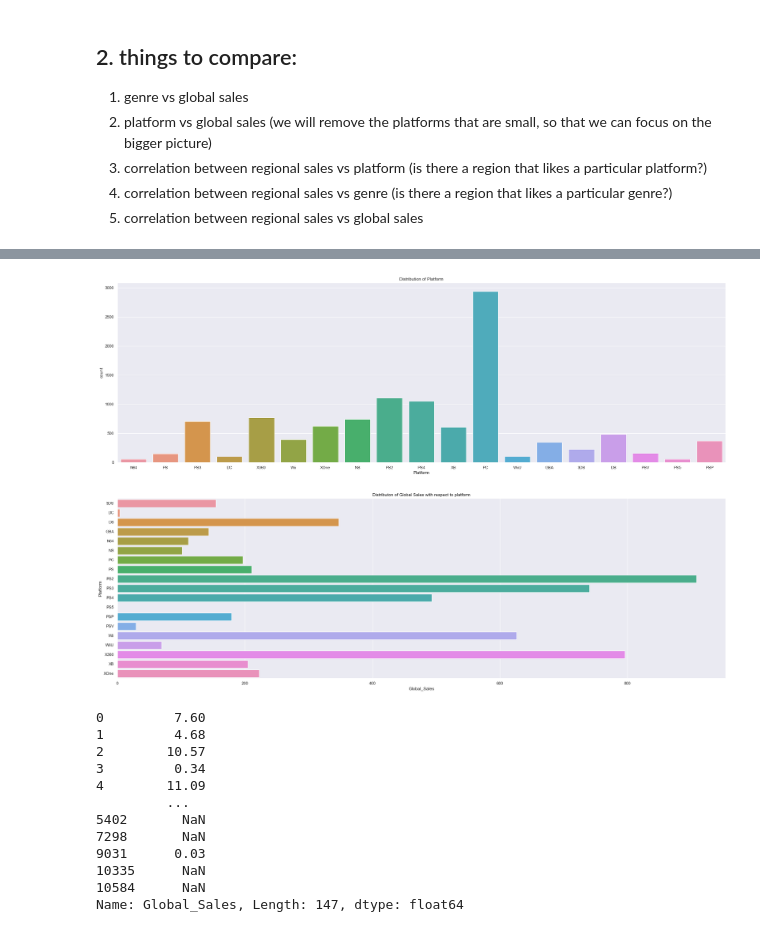
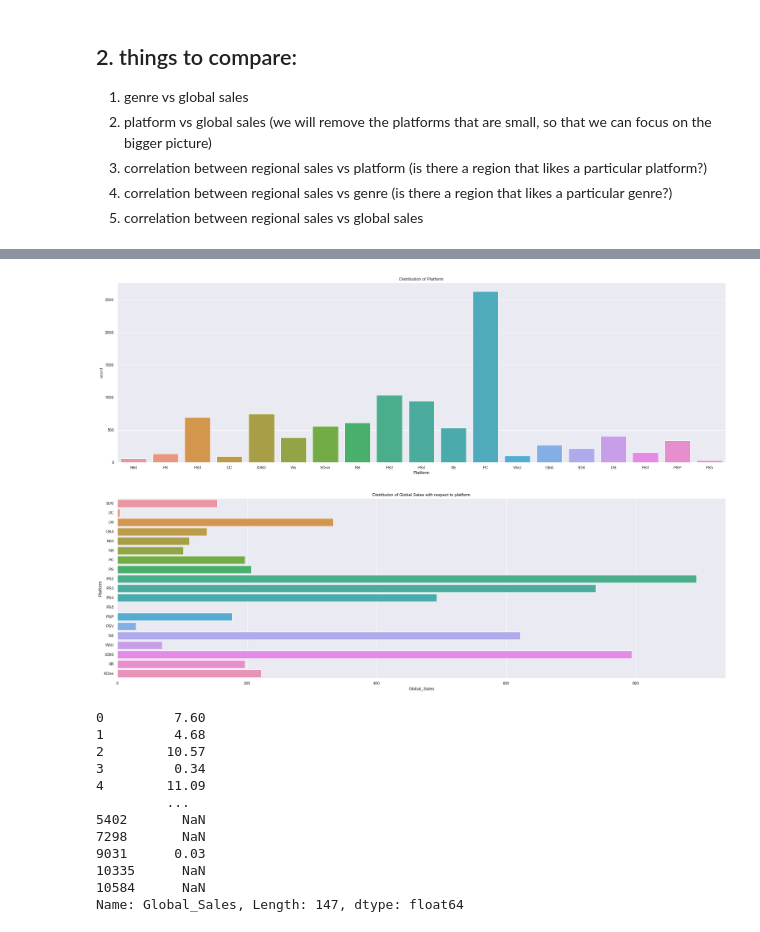
Before and after one commit to Adren98/GAME-SALES-AND-RATINGS-1015-SC3, a Jupyter notebook: EDA.ipynb, the cells around one changed output, grey strips where cells are left out. Cells and saved outputs as stored; diff of their text form; code cells hidden in the pictures.

```diff
--- a/EDA.ipynb
+++ b/EDA.ipynb
@@ -343,14 +343,14 @@ p = sb.barplot(y=genereSale.index, x=genereSale,ax=axes[1])
 # %%
 # platform vs global sales
 f,axes = plt.subplots(2,1,figsize=(30,20))
 axes[0].set_title("Distribution of Platform")
-sb.countplot(x="Platform", data = merged_data , ax = axes[0])
+sb.countplot(x="Platform", data = data , ax = axes[0])
 
-platformSale = merged_data.groupby('Platform')['Global_Sales'].sum()
+platformSale = data.groupby('Platform')['Global_Sales'].sum()
 axes[1].set_title("Distributon of Global Sales with respect to platform")
 p = sb.barplot(y=platformSale.index, x=platformSale,ax=axes[1])
 # %% [output]
-[figure, old version]
+[figure, new version]
 # %%
 #correlation between regional sales and platform
 # %%
```
Also changed, not shown: parts of 10 cells of this notebook, 3 other files.
